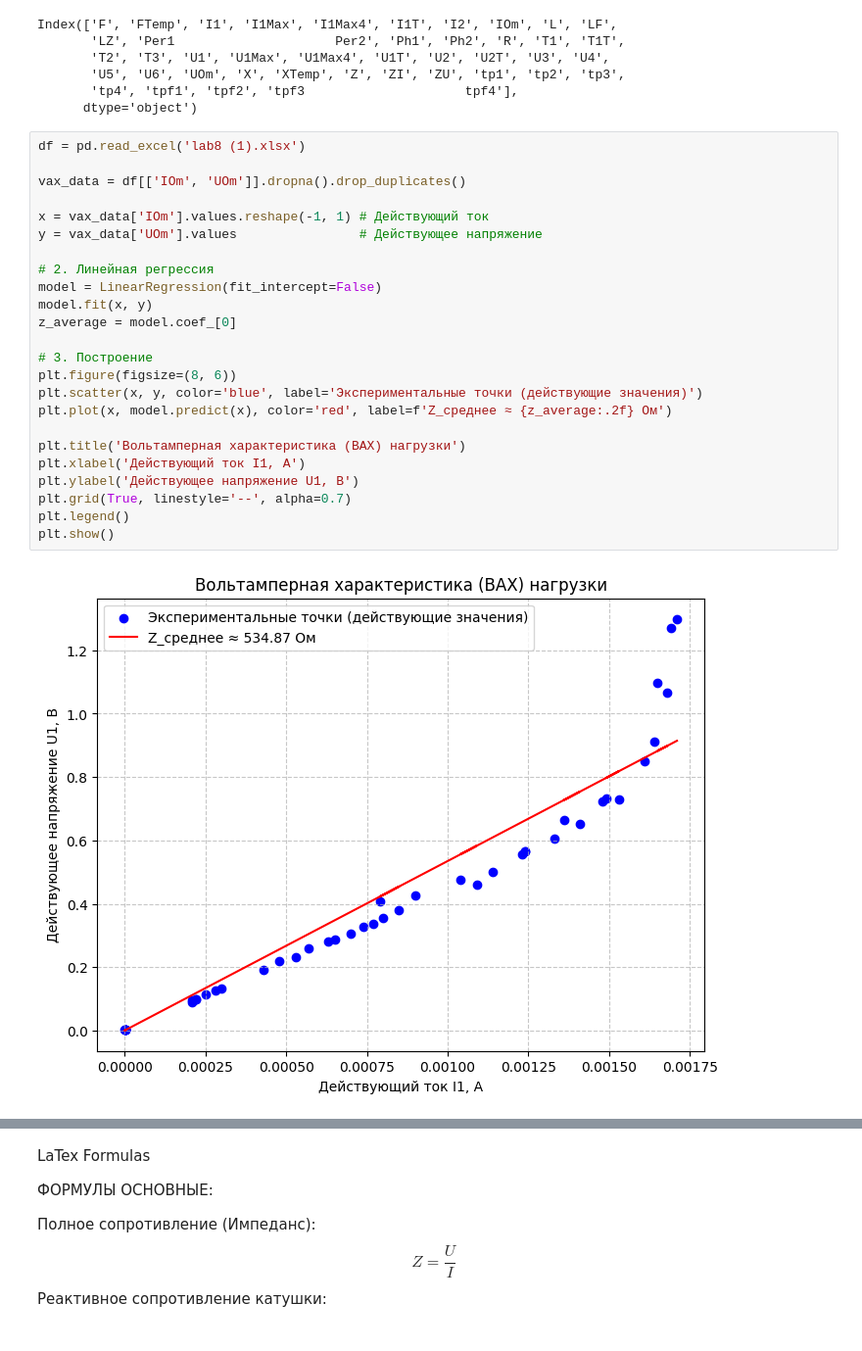
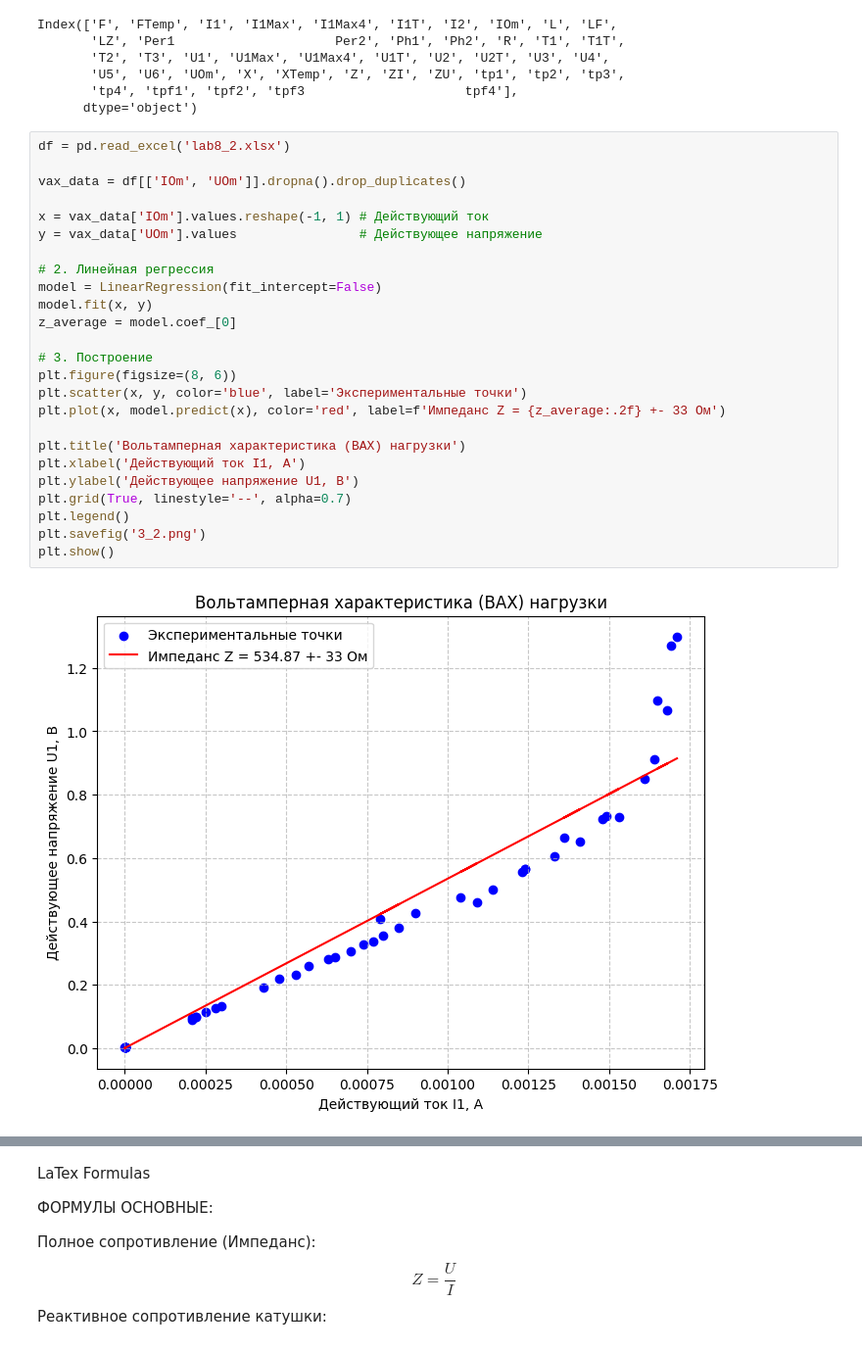
Before and after one commit to aerjiemi/physlab, a Jupyter notebook: 8/8.ipynb, the cells around one changed output, grey strips where cells are left out. Shown at 98% size. Cells and saved outputs as stored; diff of their text form.

```diff
--- a/8/8.ipynb
+++ b/8/8.ipynb
@@ -130,31 +132,32 @@ Index(['F', 'FTemp', 'I1', 'I1Max', 'I1Max4', 'I1T', 'I2', 'IOm', 'L', 'LF',
        'tp4', 'tpf1', 'tpf2', 'tpf3                     tpf4'],
       dtype='object')
 # %%
-df = pd.read_excel('lab8 (1).xlsx')
+df = pd.read_excel('lab8_2.xlsx')
 
 vax_data = df[['IOm', 'UOm']].dropna().drop_duplicates()
 
 x = vax_data['IOm'].values.reshape(-1, 1) # Действующий ток
 y = vax_data['UOm'].values                # Действующее напряжение
 
 # 2. Линейная регрессия
 model = LinearRegression(fit_intercept=False)
 model.fit(x, y)
 z_average = model.coef_[0]
 
 # 3. Построение
 plt.figure(figsize=(8, 6))
-plt.scatter(x, y, color='blue', label='Экспериментальные точки (действующие значения)')
-plt.plot(x, model.predict(x), color='red', label=f'Z_среднее ≈ {z_average:.2f} Ом')
+plt.scatter(x, y, color='blue', label='Экспериментальные точки')
+plt.plot(x, model.predict(x), color='red', label=f'Импеданс Z = {z_average:.2f} +- 33 Ом')
 
 plt.title('Вольтамперная характеристика (ВАХ) нагрузки')
 plt.xlabel('Действующий ток I1, А')
 plt.ylabel('Действующее напряжение U1, В')
 plt.grid(True, linestyle='--', alpha=0.7)
 plt.legend()
+plt.savefig('3_2.png')
 plt.show()
 # %% [output]
-[figure, old version]
+[figure, new version]
 # %%
 import pandas as pd
 import numpy as np
```
Also changed, not shown: parts of 4 cells of this notebook.
